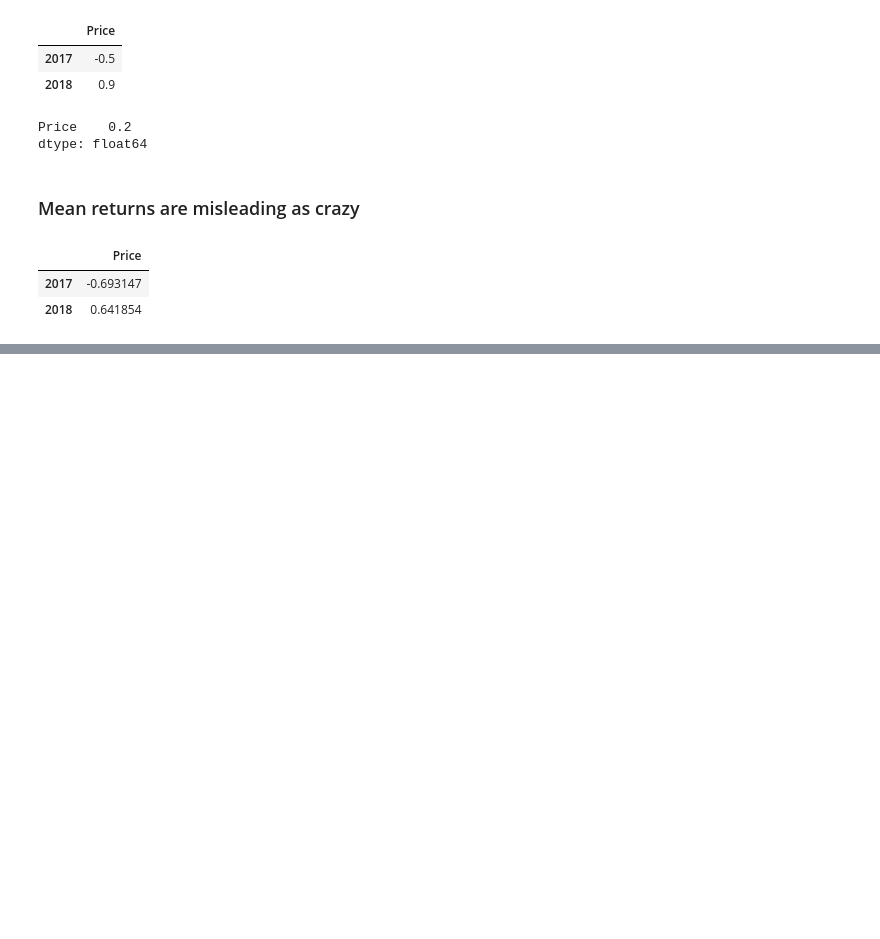
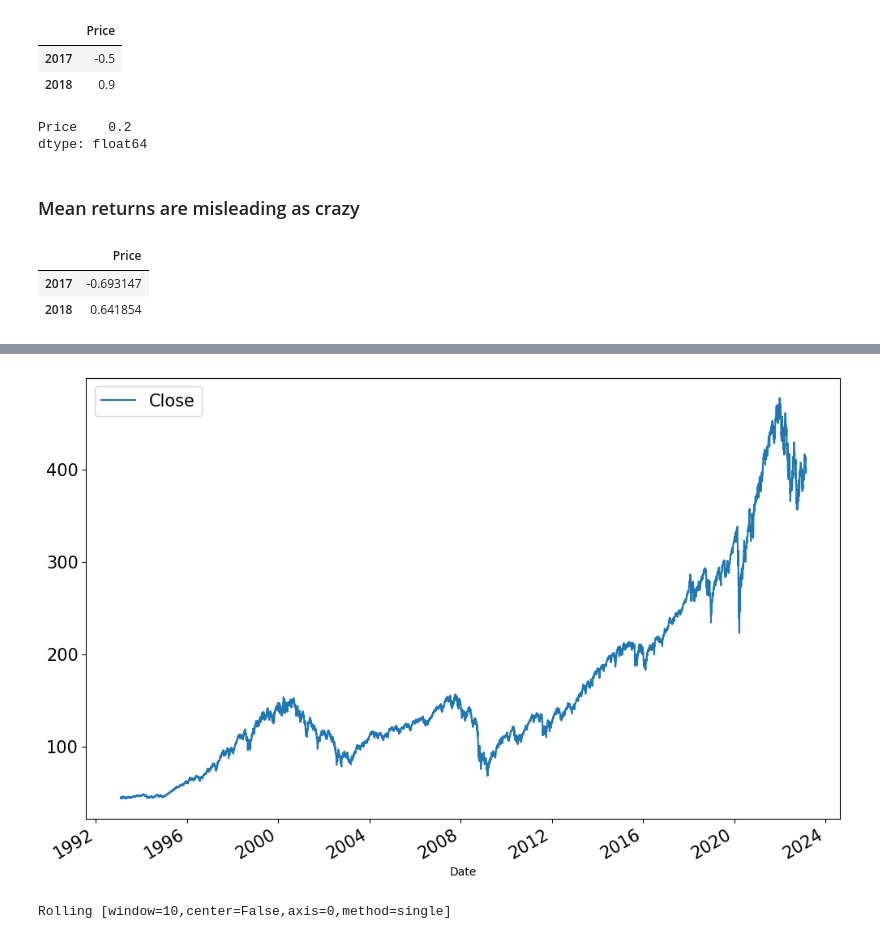
Before and after one commit to Shawnzty/algo-trade, a Jupyter notebook: YT3.ipynb, the cells around one changed output, grey strips where cells are left out. Drawn from its saved outputs; the diff is of its cells as text; code cells hidden in the pictures; blank space fills up the shorter version.

```diff
--- a/YT3.ipynb
+++ b/YT3.ipynb
@@ -35,0 +47,2 @@ np.log(df/df.shift(1)).dropna()
+# %%
+SPY = yf.download("SPY")
@@ -35,0 +68,3 @@ np.log(df/df.shift(1)).dropna()
+# %%
+spy = SPY.Close.to_frame()
+spy
@@ -35,0 +86,11 @@ np.log(df/df.shift(1)).dropna()
+# %%
+spy.plot(figsize=(12,8), fontsize=15)
+plt.legend(loc="upper left", fontsize=15)
+plt.show()
+# %% [output]
+[figure, added]
+# %%
+spy_roll = spy.rolling(window=10)
+spy_roll
+# %% [output]
+Rolling [window=10,center=False,axis=0,method=single]
```
Also changed, not shown: parts of 15 cells of this notebook, 2 other files.
